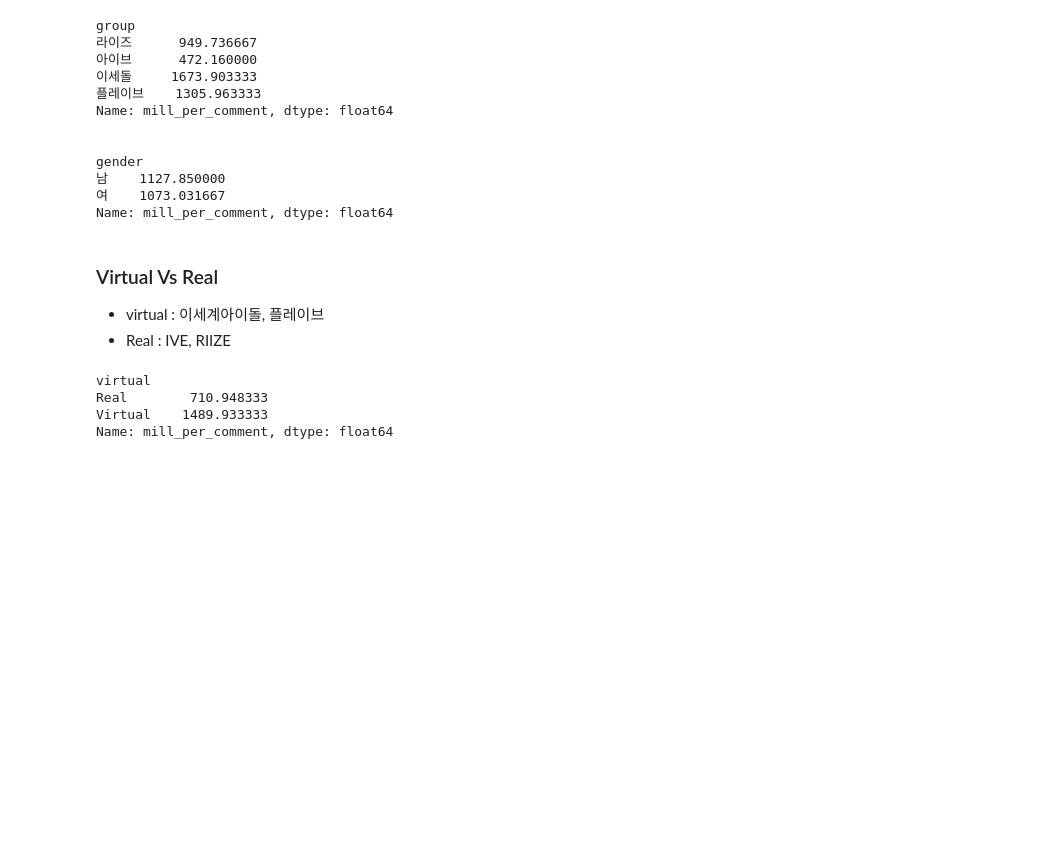
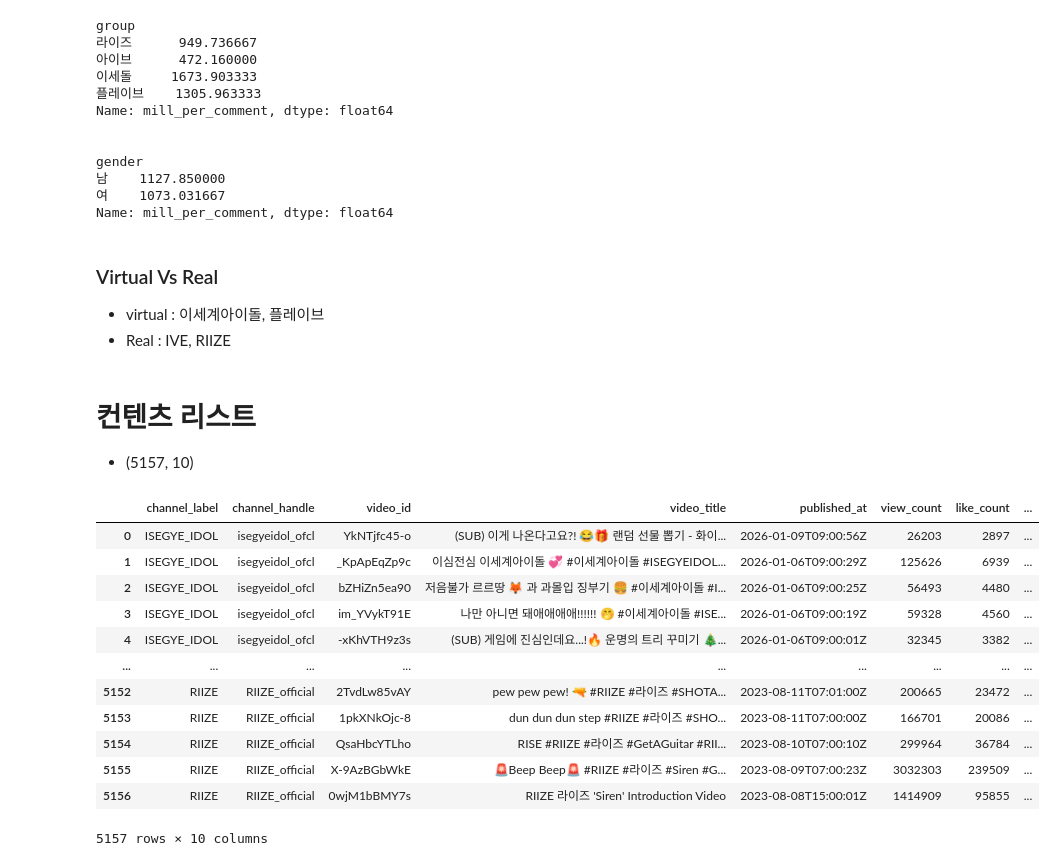
Before and after one commit to PotenUP3-DA-Team4/DA_AI_Jobs, a Jupyter notebook: pandapear557/02_EDA.ipynb, the cells around one changed output. Drawn from its saved outputs; the diff is of its cells as text; code cells hidden in the pictures; blank space fills up the shorter version.

```diff
--- a/pandapear557/02_EDA.ipynb
+++ b/pandapear557/02_EDA.ipynb
@@ -208,14 +241,3 @@ inst3.groupby("group")["mill_per_comment"].mean().plot(kind='bar')
 ### Virtual Vs Real
 - virtual : 이세계아이돌, 플레이브
 - Real : IVE, RIIZE
-# %%
-inst4 = meta_df.copy()
-virtual_dic = {'플레이브': 'Virtual', '라이즈': 'Real', '이세돌': 'Virtual', '아이브': 'Real'}
-inst4['virtual'] = inst4['group'].map(virtual_dic)
-
-print(inst4.groupby("virtual")["mill_per_comment"].mean())
-# %% [output]
-virtual
-Real        710.948333
-Virtual    1489.933333
-Name: mill_per_comment, dtype: float64
@@ -221,0 +250,20 @@ Name: mill_per_comment, dtype: float64
+# %% [markdown]
+# 컨텐츠 리스트
+- (5157, 10)
+# %%
+vid_list_df = pd.read_csv('../data/channel_videos_with_stats.csv')
+vid_list_df
+# %% [output]
+|  | channel_label | channel_handle | video_id | video_title | published_at | view_count | like_count | ... |
+| 0 | ISEGYE_IDOL | isegyeidol_ofcl | YkNTjfc45-o | (SUB) 이게 나온다고요?! 😂🎁 랜덤 선물 뽑기 - 화이... | 2026-01-09T09:00:56Z | 26203 | 2897 | ... |
+| 1 | ISEGYE_IDOL | isegyeidol_ofcl | _KpApEqZp9c | 이심전심 이세계아이돌 💞 #이세계아이돌 #ISEGYEIDOL... | 2026-01-06T09:00:29Z | 125626 | 6939 | ... |
+| 2 | ISEGYE_IDOL | isegyeidol_ofcl | bZHiZn5ea90 | 저음불가 르르땅 🦊 과 과몰입 징부기 🍔 #이세계아이돌 #I... | 2026-01-06T09:00:25Z | 56493 | 4480 | ... |
+| 3 | ISEGYE_IDOL | isegyeidol_ofcl | im_YVykT91E | 나만 아니면 돼애애애애!!!!!! 🤭 #이세계아이돌 #ISE... | 2026-01-06T09:00:19Z | 59328 | 4560 | ... |
+| 4 | ISEGYE_IDOL | isegyeidol_ofcl | -xKhVTH9z3s | (SUB) 게임에 진심인데요...!🔥 운명의 트리 꾸미기 🎄... | 2026-01-06T09:00:01Z | 32345 | 3382 | ... |
+| ... | ... | ... | ... | ... | ... | ... | ... | ... |
+| 5152 | RIIZE | RIIZE_official | 2TvdLw85vAY | pew pew pew! 🔫 #RIIZE #라이즈 #SHOTA... | 2023-08-11T07:01:00Z | 200665 | 23472 | ... |
+| 5153 | RIIZE | RIIZE_official | 1pkXNkOjc-8 | dun dun dun step #RIIZE #라이즈 #SHO... | 2023-08-11T07:00:00Z | 166701 | 20086 | ... |
+| 5154 | RIIZE | RIIZE_official | QsaHbcYTLho | RISE #RIIZE #라이즈 #GetAGuitar #RII... | 2023-08-10T07:00:10Z | 299964 | 36784 | ... |
+| 5155 | RIIZE | RIIZE_official | X-9AzBGbWkE | 🚨Beep Beep🚨 #RIIZE #라이즈 #Siren #G... | 2023-08-09T07:00:23Z | 3032303 | 239509 | ... |
+| 5156 | RIIZE | RIIZE_official | 0wjM1bBMY7s | RIIZE 라이즈 'Siren' Introduction Video | 2023-08-08T15:00:01Z | 1414909 | 95855 | ... |
+5157 rows × 10 columns
```
Also changed, not shown: parts of 10 cells of this notebook, 6 other files.
